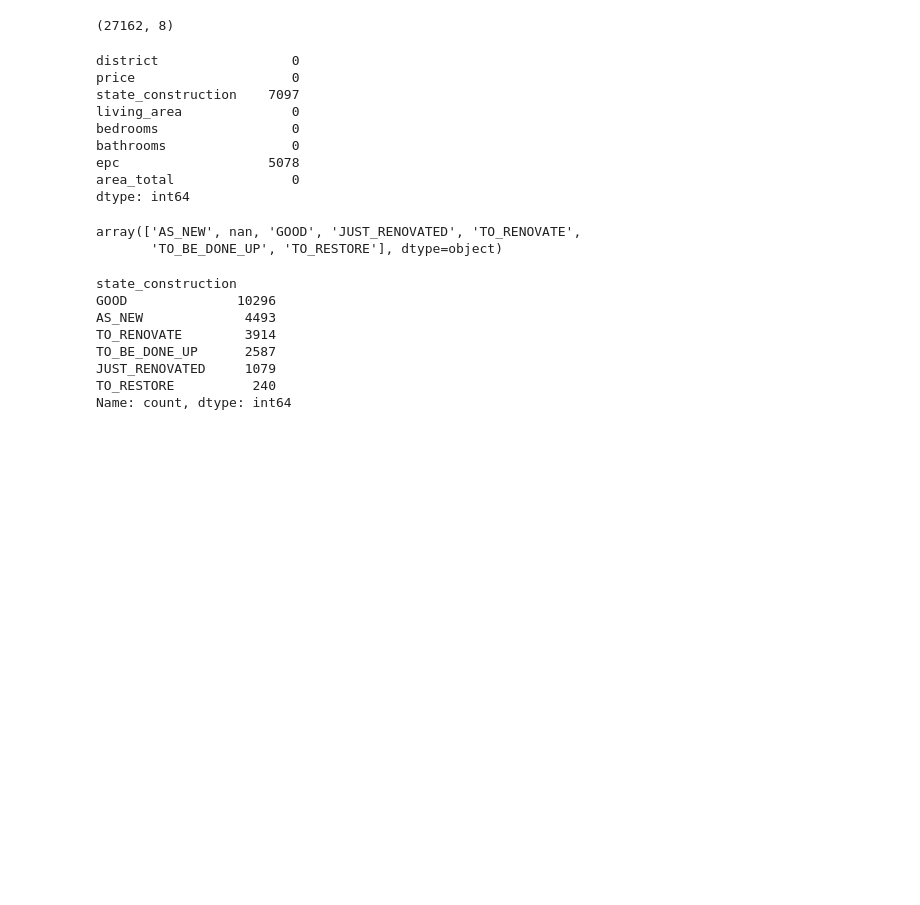
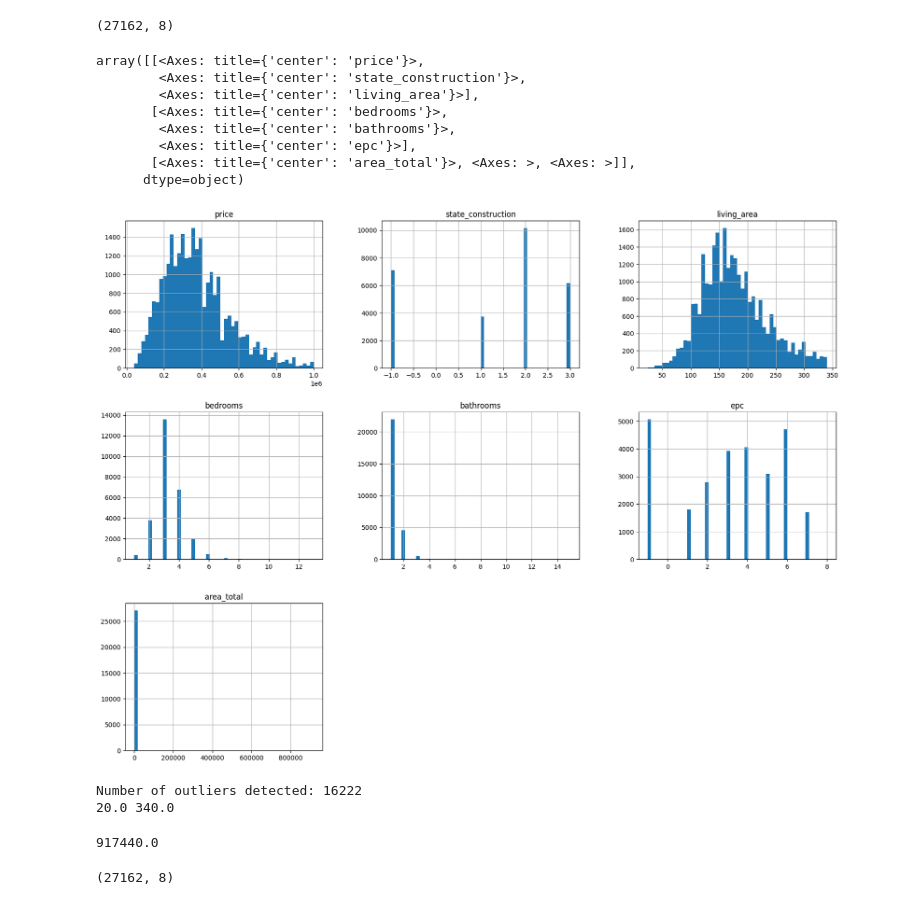
Before and after one commit to Yanina-Andriienko/immo-eliza-ml, a Jupyter notebook: data/preprocessing.ipynb, the cells around one changed output. Drawn from its saved outputs; the diff is of its cells as text; code cells hidden in the pictures; blank space fills up the shorter version.

```diff
--- a/data/preprocessing.ipynb
+++ b/data/preprocessing.ipynb
@@ -318,31 +336,38 @@ df = df[(df['living_area'] >= lower_bound_area) &
 df.shape
 # %% [output]
 (27162, 8)
-# %%
-df.isnull().sum()
-# %% [output]
-district                 0
-price                    0
-state_construction    7097
-living_area              0
-bedrooms                 0
-bathrooms                0
-epc                   5078
-area_total               0
-dtype: int64
-# %%
-df.state_construction.unique()
-# %% [output]
-array(['AS_NEW', nan, 'GOOD', 'JUST_RENOVATED', 'TO_RENOVATE',
-       'TO_BE_DONE_UP', 'TO_RESTORE'], dtype=object)
-# %%
-df['state_construction'].value_counts()
-# %% [output]
-state_construction
-GOOD              10296
-AS_NEW             4493
-TO_RENOVATE        3914
-TO_BE_DONE_UP      2587
-JUST_RENOVATED     1079
-TO_RESTORE          240
-Name: count, dtype: int64
+# %%
+df.hist(bins=50, figsize=(20, 15))
+# %% [output]
+array([[<Axes: title={'center': 'price'}>,
+        <Axes: title={'center': 'state_construction'}>,
+        <Axes: title={'center': 'living_area'}>],
+       [<Axes: title={'center': 'bedrooms'}>,
+        <Axes: title={'center': 'bathrooms'}>,
+        <Axes: title={'center': 'epc'}>],
+       [<Axes: title={'center': 'area_total'}>, <Axes: >, <Axes: >]],
+      dtype=object)
+[figure, added]
+# %%
+# Calculate Q1, Q3, and IQR
+Q1 = df['area_total'].quantile(0.25)
+Q3 = df['area_total'].quantile(0.75)
+IQR = Q3 - Q1
+
+# Define bounds for outliers
+lower_bound_total_area = Q1 - 1.5 * IQR
+upper_bound_total_area = Q3 + 1.5 * IQR
+
+# Identify outliers
+outliers = df[(df['area_total'] < lower_bound_area) |
+              (df['area_total'] > upper_bound_area)]
+
+print(f"Number of outliers detected: {len(outliers)}")
+print(lower_bound_area, upper_bound_area)
+# %% [output]
+Number of outliers detected: 16222
+20.0 340.0
+# %%
+df['area_total'].max()
+# %% [output]
+917440.0
@@ -348,0 +377,4 @@ Name: count, dtype: int64
+# %%
+df.shape
+# %% [output]
+(27162, 8)
```
Also changed, not shown: parts of 36 cells of this notebook.
